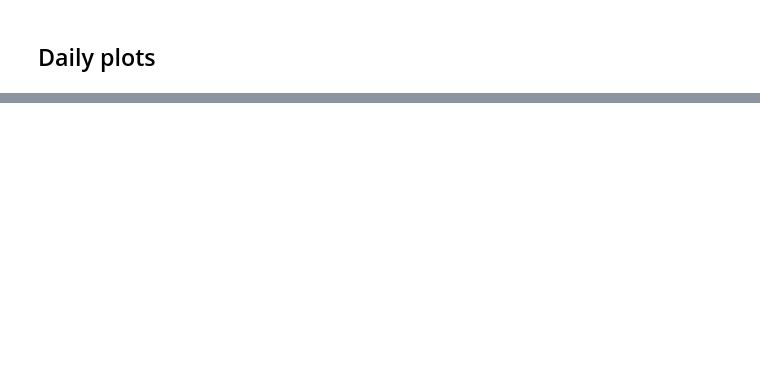
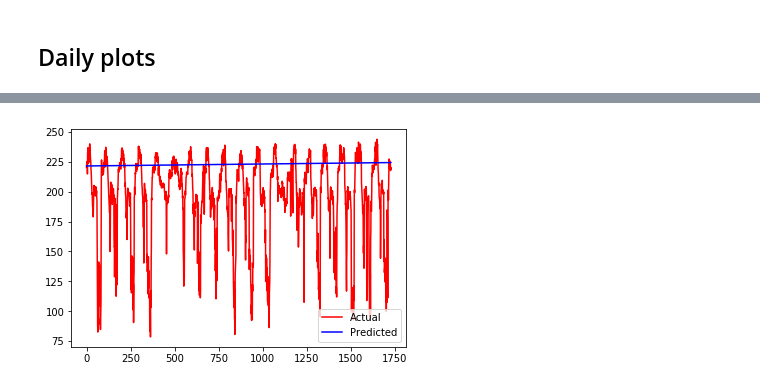
Before and after one commit to gianpy15/DMProject, a Jupyter notebook: notebooks/Gianpy/plots.ipynb, the cells around one changed output, grey strips where cells are left out. Saved outputs shown, nothing was run; the diff lists cells and outputs as text; code cells hidden in the pictures; blank space fills up the shorter version.

```diff
--- a/notebooks/Gianpy/plots.ipynb
+++ b/notebooks/Gianpy/plots.ipynb
@@ -122,0 +139,5 @@ sns.lineplot(x=daily_df.DATETIME_UTC, y=daily_df.SPEED_AVG, hue=daily_df.ROAD_TY
+# %%
+train_sample = speed_train[SPEED_AVG]
+model = sm.tsa.SARIMAX(train_sample, order=(7,1,0), trend='c')
+result = model.fit(maxiter=1000,disp=False)
+result.summary()
@@ -122,0 +169,8 @@ sns.lineplot(x=daily_df.DATETIME_UTC, y=daily_df.SPEED_AVG, hue=daily_df.ROAD_TY
+# %%
+predicted_result = result.forecast(steps = len(speed_test))
+plt.plot(speed_test.reset_index()[SPEED_AVG], color='red')
+plt.plot(predicted_result.reset_index()[0], color='blue')
+plt.legend(['Actual', 'Predicted'])
+plt.show()
+# %% [output]
+[figure, added]
```
Also changed, not shown: parts of 21 cells of this notebook, 5 other files.
